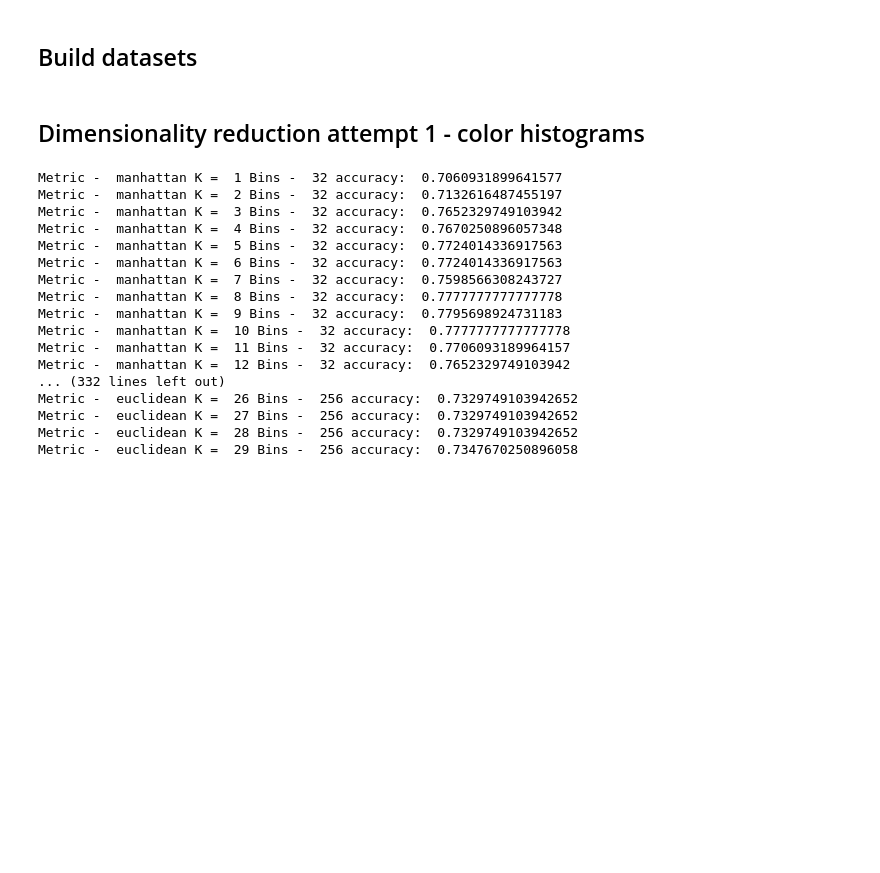
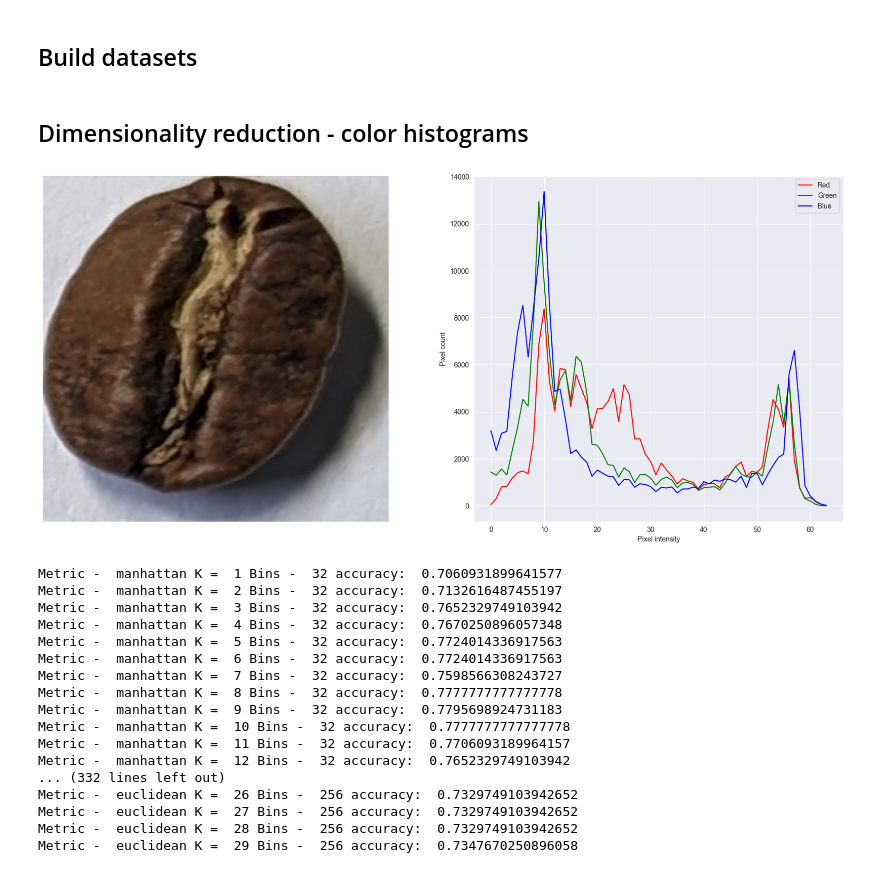
Before and after one commit to dont-text-me/PRBX-work, a Jupyter notebook: implementation/classifier-KNN.ipynb, the cells around one changed output. Cells and saved outputs as stored; diff of their text form; code cells hidden in the pictures; blank space fills up the shorter version.

Commit message:
add diagram

```diff
--- a/implementation/classifier-KNN.ipynb
+++ b/implementation/classifier-KNN.ipynb
@@ -71,7 +71,7 @@ from torch.utils.data import DataLoader, SubsetRandomSampler
 
 dataset = RoastDefectsDataset(
     csv_file="../data/beans.csv",
-    root_dir="../data/processed-whitebg",
+    root_dir="../data/processed",
     transform=transform,
 )
 
@@ -99,9 +99,28 @@ for _, (data, label) in enumerate(test_loader):
     X_test = data.squeeze()
     y_test = label.squeeze()
 # %% [markdown]
-## Dimensionality reduction attempt 1 - color histograms
+## Dimensionality reduction - color histograms
 # %%
 from skimage.exposure import histogram
+from matplotlib import pyplot as plt
+
+fig, (img_plot, hist_plot) = plt.subplots(1, 2, figsize=(21, 9))
+sample_image = dataset[686][0]
+hist, bins = histogram(sample_image.numpy(), nbins=64, channel_axis=0)
+for index, channel in enumerate(hist):
+    hist_plot.plot(
+        channel,
+        c=["red", "green", "blue"][index],
+        label=["Red", "Green", "Blue"][index],
+    )
+hist_plot.legend()
+hist_plot.set_xlabel("Pixel intensity")
+hist_plot.set_ylabel("Pixel count")
+img_plot.imshow(sample_image.permute(2, 1, 0))
+img_plot.axis("off")
+plt.savefig("../report/figures/methodology/histogramExample.png", bbox_inches="tight")
+# %% [output]
+[figure, added]
 # %%
 from sklearn.neighbors import KNeighborsClassifier
 from sklearn.metrics import classification_report
```
Also changed, not shown: 2 other files.
